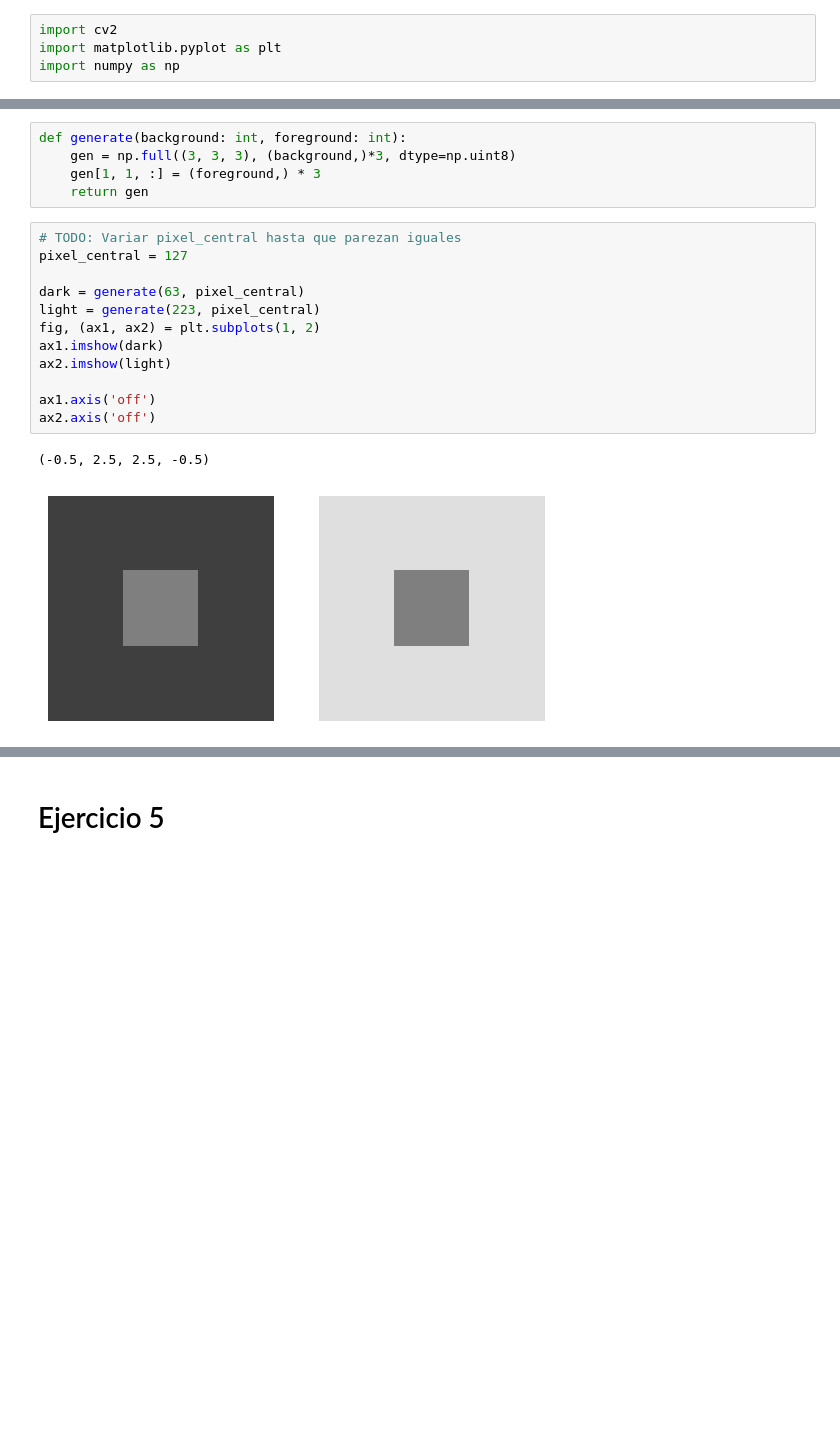
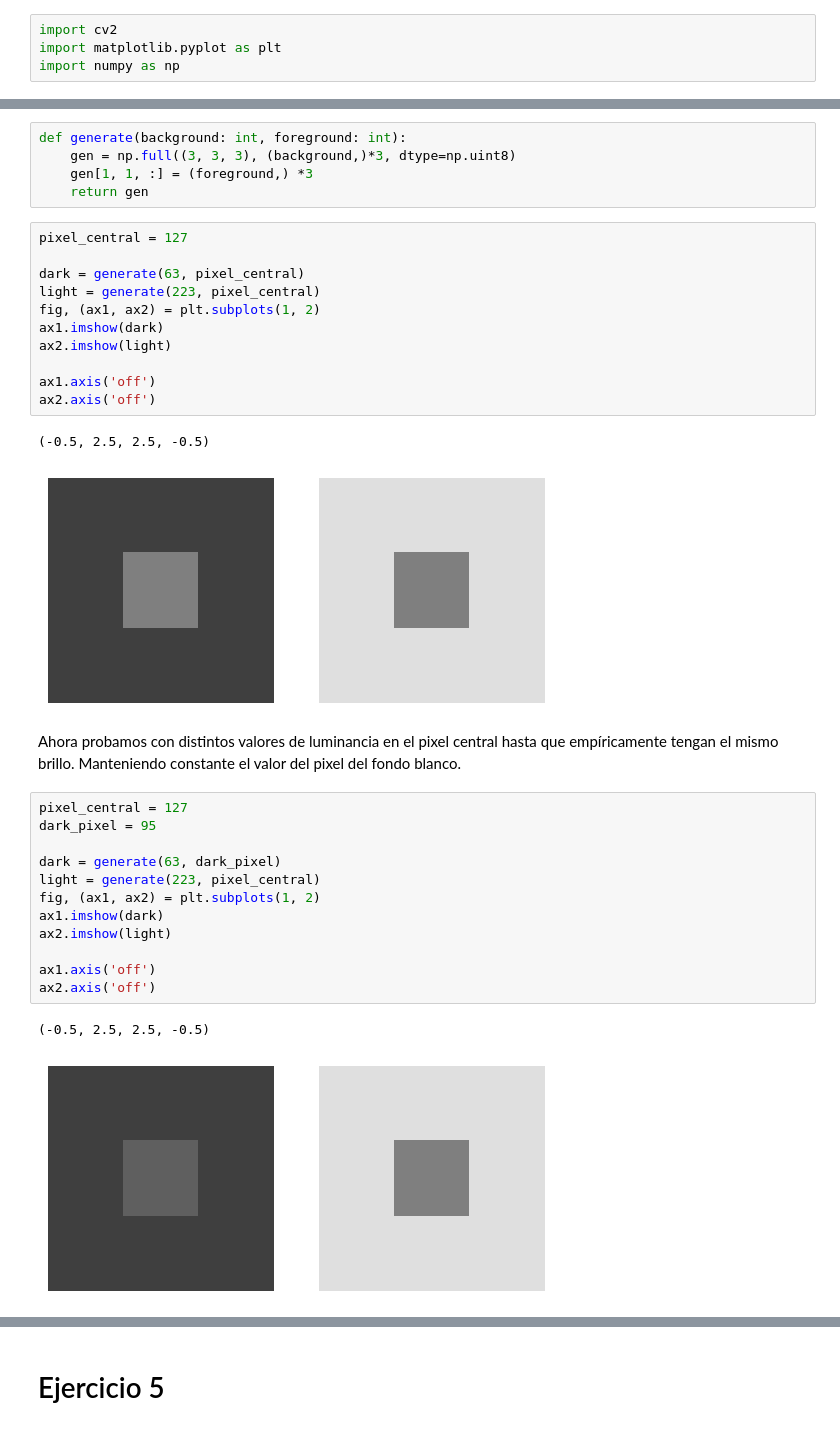
Before and after one commit to bautistasch/Procesamiento-de-Imagenes, a Jupyter notebook: TP1/notebook.ipynb, the cells around one changed output, grey strips where cells are left out. Saved outputs shown, nothing was run; the diff lists cells and outputs as text; blank space fills up the shorter version.

```diff
--- a/TP1/notebook.ipynb
+++ b/TP1/notebook.ipynb
@@ -31,10 +66,9 @@ import numpy as np
 # %%
 def generate(background: int, foreground: int):
     gen = np.full((3, 3, 3), (background,)*3, dtype=np.uint8)
-    gen[1, 1, :] = (foreground,) * 3
+    gen[1, 1, :] = (foreground,) *3
     return gen
 # %%
-# TODO: Variar pixel_central hasta que parezan iguales
 pixel_central = 127
 
 dark = generate(63, pixel_central)
@@ -48,3 +82,20 @@ ax2.axis('off')
 # %% [output]
 (-0.5, 2.5, 2.5, -0.5)
 [figure]
+# %% [markdown]
+Ahora probamos con distintos valores de luminancia en el pixel central hasta que empíricamente tengan el mismo brillo. Manteniendo constante el valor del pixel del fondo blanco.
+# %%
+pixel_central = 127
+dark_pixel = 95
+
+dark = generate(63, dark_pixel)
+light = generate(223, pixel_central)
+fig, (ax1, ax2) = plt.subplots(1, 2)
+ax1.imshow(dark)
+ax2.imshow(light)
+
+ax1.axis('off')
+ax2.axis('off')
+# %% [output]
+(-0.5, 2.5, 2.5, -0.5)
+[figure, added]
```
Also changed, not shown: parts of 17 cells of this notebook.
